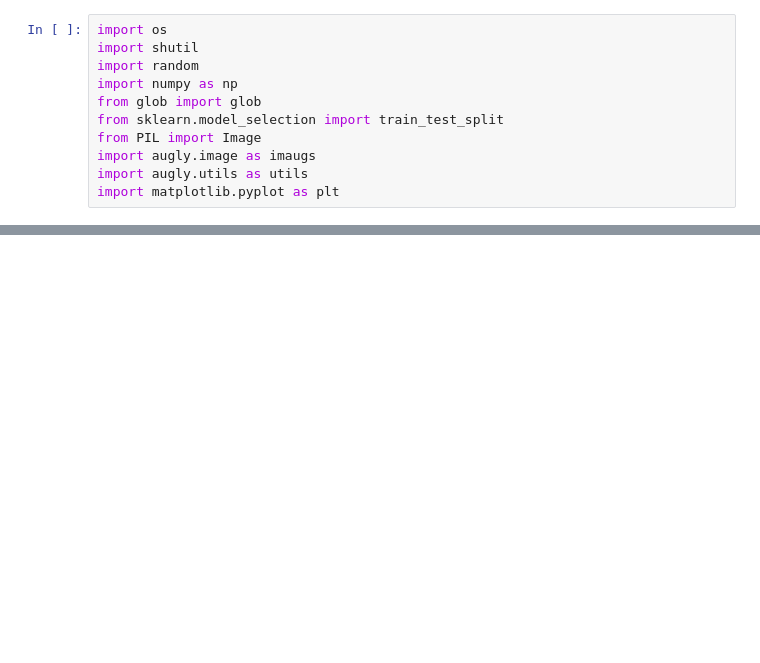
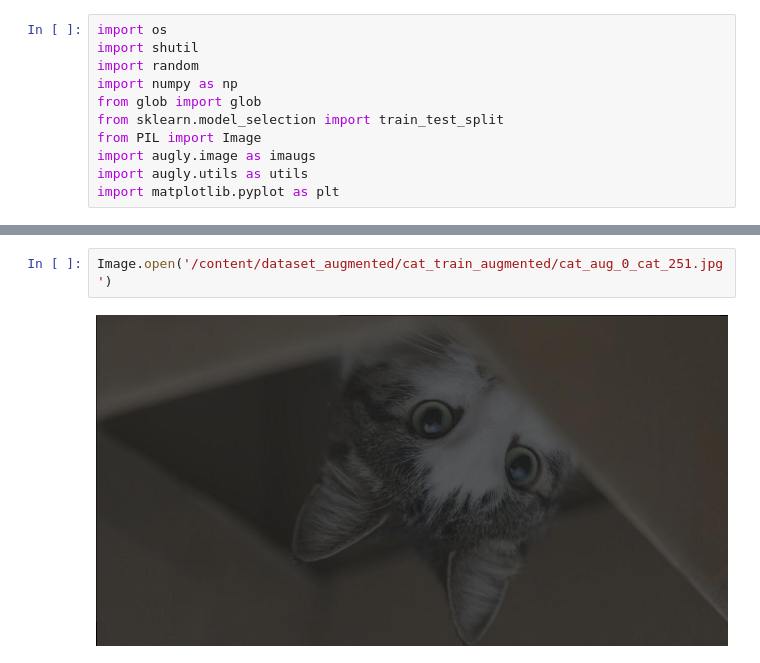
Before and after one commit to chinmayp995/CS-203-Assignment-5, a Jupyter notebook: a5.ipynb, the cells around one changed output, grey strips where cells are left out. Cells and saved outputs as stored; diff of their text form; blank space fills up the shorter version.

```diff
--- a/a5.ipynb
+++ b/a5.ipynb
@@ -103,0 +161,4 @@ os.makedirs(test_path, exist_ok=True)
+# %%
+Image.open('/content/dataset_augmented/cat_train_augmented/cat_aug_0_cat_251.jpg')
+# %% [output]
+[figure, added]
```
Also changed, not shown: parts of 13 cells of this notebook.
